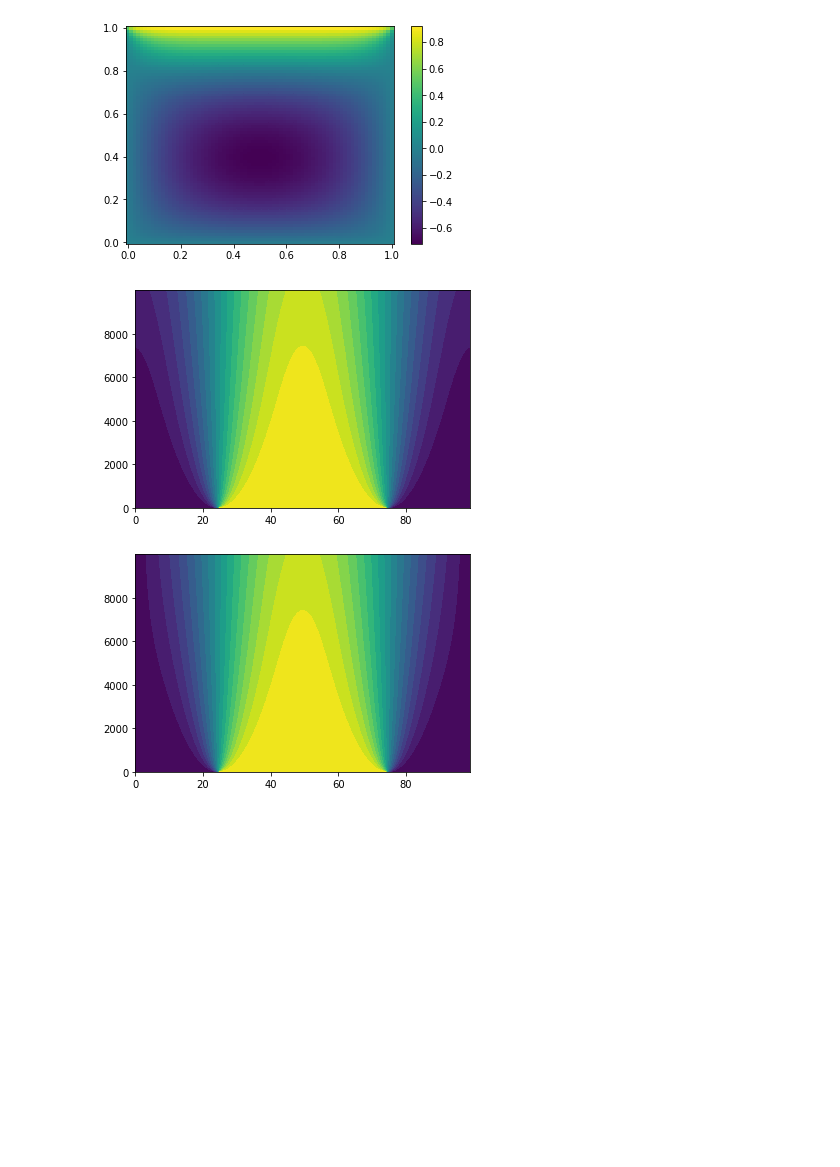
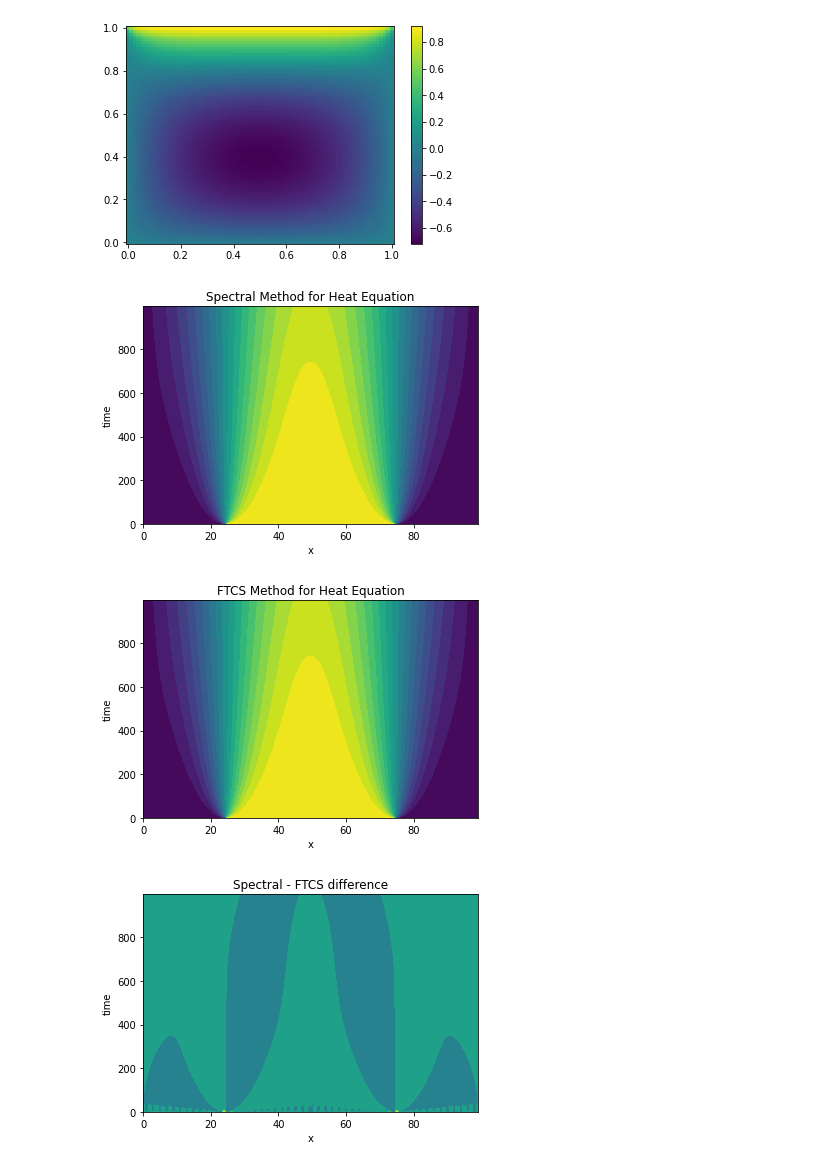
Before and after one commit to KowalskiAnalytics/JAX-RPO-Finding, a Jupyter notebook: gmres.ipynb, the cells around one changed output. Drawn from its saved outputs; the diff is of its cells as text; code cells hidden in the pictures; blank space fills up the shorter version.

```diff
--- a/gmres.ipynb
+++ b/gmres.ipynb
@@ -8,8 +8,7 @@ N = 10000
 A = np.random.rand(N,N)
 b = np.random.rand(N)
 
-"""
-for i in range(N//100):
-    x = np.random.rand(N)
-    A += np.exp(np.random.rand() * 10 - 5) * x @ x.T
-"""
+# A = np.zeros((N,N))
+# for i in range(N//100):
+#     x = np.random.rand(N)
+#     A += np.exp(np.random.rand() * 10 - 5) * x @ x.T
@@ -81,37 +78,50 @@ Residual 5.784630053184969e-06
 # %%
 L = 100
 T = 10
 dt = 0.01
 
-def Propagator(u0,t):
-    uhat = np.fft.rfft(u0)
-    freq = np.fft.rfftfreq(L)
-    ts = np.arange(0,t-dt,dt)
-    uhat *= np.exp(-ts[:,np.newaxis] * 1e5 * (2 * np.pi * freq[np.newaxis,:])**2/(L*L))
-    return np.fft.irfft(uhat)
+def Spectral(u0,t):
+    lin   = np.linspace(u0[:,0], u0[:,-1], u0.shape[1],axis=1)           # take out the linear part (set boundaries to 0)
+    uhat  = np.fft.rfft(np.concatenate((u0-lin,-(u0-lin)),-1))      # fourier transform of the padded signal (so boundaries are always 0)
+    freq  = 2 * np.pi * np.fft.rfftfreq(2*L)[np.newaxis,:]          # array of fourier frequencies
+    ts    = np.arange(0,t-dt,dt)[:,np.newaxis]
+    uhat *= np.exp(-ts * 1e5 * freq**2/(L*L))                       # soln. to heat equation in frequency space
+    return np.fft.irfft(uhat)[:,:L] + lin                           # add back the linear part (not affected by the heat equation)
 
-
-def BrutePropagator(u,t):
+def FTCS(u,t):
     for i in range(int(t//dt) - 1):
         u[i+1][1:-1] = u[i][1:-1] - 1e5*(2 * u[i][1:-1] - u[i][2:] - u[i][:-2]) * dt/(L*L)
     return u
 
 A = np.zeros((int(T//dt),L))
 A[:] = np.abs(np.linspace(-2,2,L)) < 1
 B = np.zeros((int(T//dt),L))
 B[0] = np.abs(np.linspace(-2,2,L)) < 1
 
-A = Propagator(A,T)
-B = BrutePropagator(B,T)
+A = Spectral(A,T)
+B = FTCS(B,T)
 
 levels = np.linspace(np.min(A), np.max(A), 20)
 
 plt.contourf(A, levels, cmap='viridis')
+plt.xlabel("x")
+plt.ylabel("time")
+plt.title("Spectral Method for Heat Equation")
 plt.show()
 
 plt.contourf(B, levels, cmap='viridis')
+plt.xlabel("x")
+plt.ylabel("time")
+plt.title("FTCS Method for Heat Equation")
 plt.show()
+
+plt.contourf(A-B, cmap='viridis')
+plt.xlabel("x")
+plt.ylabel("time")
+plt.title("Spectral - FTCS difference")
+plt.show()
 # %% [output]
-[figure, old version]
+[figure, new version]
-[figure, old version]
+[figure, new version]
+[figure, added]
 # %%
```
Also changed, not shown: parts of 7 cells of this notebook, 1 other file.
